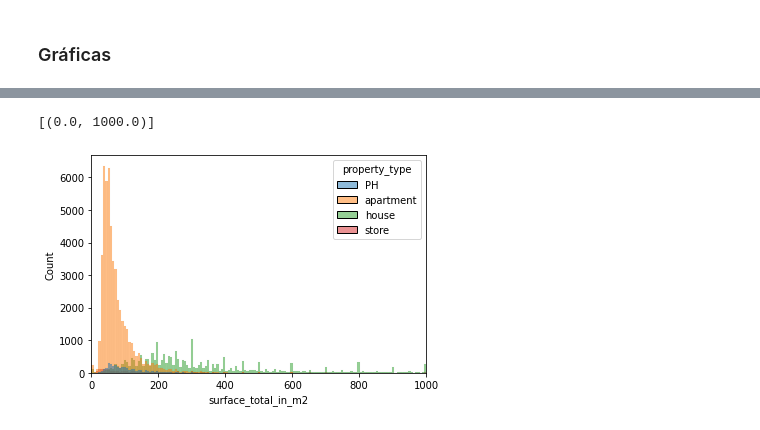
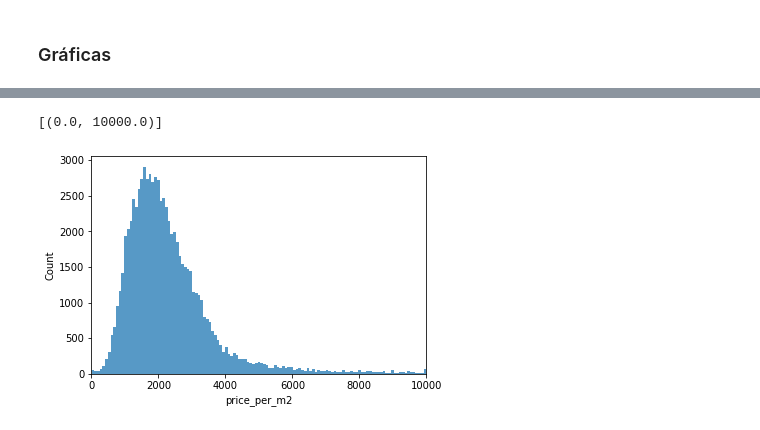
Before and after one commit to refo44/dhds_tp1_grupo6, a Jupyter notebook: Grupo6.ipynb, the cells around one changed output, grey strips where cells are left out. Cells and saved outputs as stored; diff of their text form; code cells hidden in the pictures.

```diff
--- a/Grupo6.ipynb
+++ b/Grupo6.ipynb
@@ -25,5 +27,5 @@ Utilizamos la libreria Pandas para leer el dataset, y realizaremos un sampleo de
 
 A continuación, utilizaremos el metodo **set_index()** para cambiar establecer la columna "Unnamed: 0" como el indice del dataframe.
 # %%
-data = pd.read_csv('../data/properatti.csv')
+data = pd.read_csv("properatti.csv")
 data = data.drop('Unnamed: 0', axis = 1)
@@ -185,0 +181,3 @@ data2.surface_total_in_m2.max()
+# %%
+data2["precio_x_m2"] = np.where(data2.price_per_m2 > data2.price_per_m2.quantile(0.90),data2.price_per_m2.mean(),data2.price_per_m2)
+data2["precio_x_m2"] = data2.precio_x_m2.fillna(data2.precio_x_m2.mean())
@@ -186,6 +204,6 @@ data2.surface_total_in_m2.max()
 # %%
-g = sns.histplot(data=data2, x = 'surface_total_in_m2', hue='property_type')
-g.set(xlim = (0, 1000))
+g = sns.histplot(data=data2, x = 'price_per_m2')
+g.set(xlim = (0, 10000))
 # %% [output]
-[(0.0, 1000.0)]
+[(0.0, 10000.0)]
-[figure, old version]
+[figure, new version]
```
Also changed, not shown: parts of 21 cells of this notebook.
